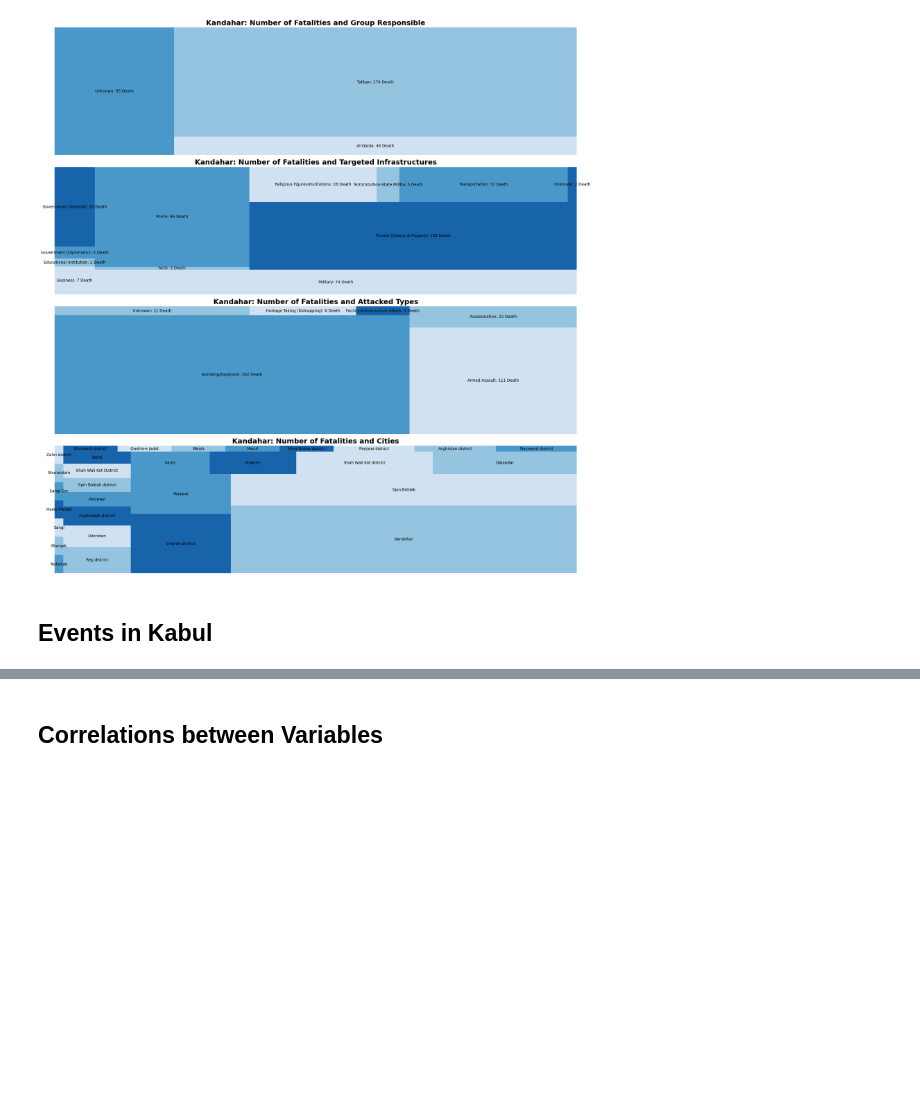
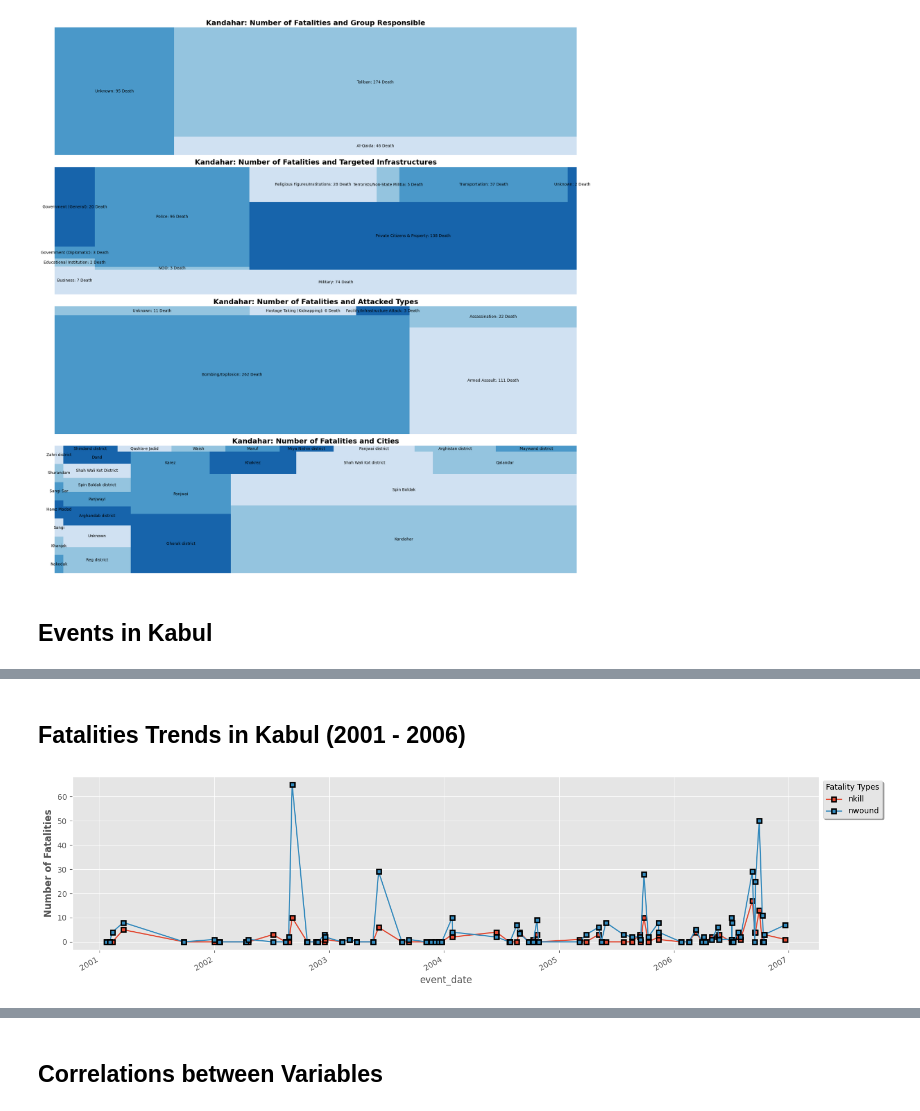
Before and after one commit to OdinProjectI/ODIN, a Jupyter notebook: WarInAfghanistan2001_2006.ipynb, the cells around one changed output, grey strips where cells are left out. Cells and saved outputs as stored; diff of their text form; code cells hidden in the pictures; blank space fills up the shorter version.

```diff
--- a/WarInAfghanistan2001_2006.ipynb
+++ b/WarInAfghanistan2001_2006.ipynb
@@ -530,0 +555,12 @@ kandahar_df.sort_values(by='nkill', ascending=False).head(5)[['latitude', 'longi
+# %% [markdown]
+## **Fatalities Trends in Kabul (2001 - 2006)**
+# %%
+fig = plt.figure(figsize=(15,4))
+ax = fig.add_subplot()
+kabul_df.set_index('event_date')[['nkill', 'nwound']].interpolate().plot(ax=ax, marker='s', mec='black', mew=1.8)
+ax.legend(title="Fatality Types", fancybox=True, shadow=True, bbox_to_anchor=(1.09,1))
+ax.set_ylabel("Number of Fatalities", fontweight='bold')
+
+plt.tight_layout()
+# %% [output]
+[figure, added]
```
Also changed, not shown: parts of 11 cells of this notebook.
